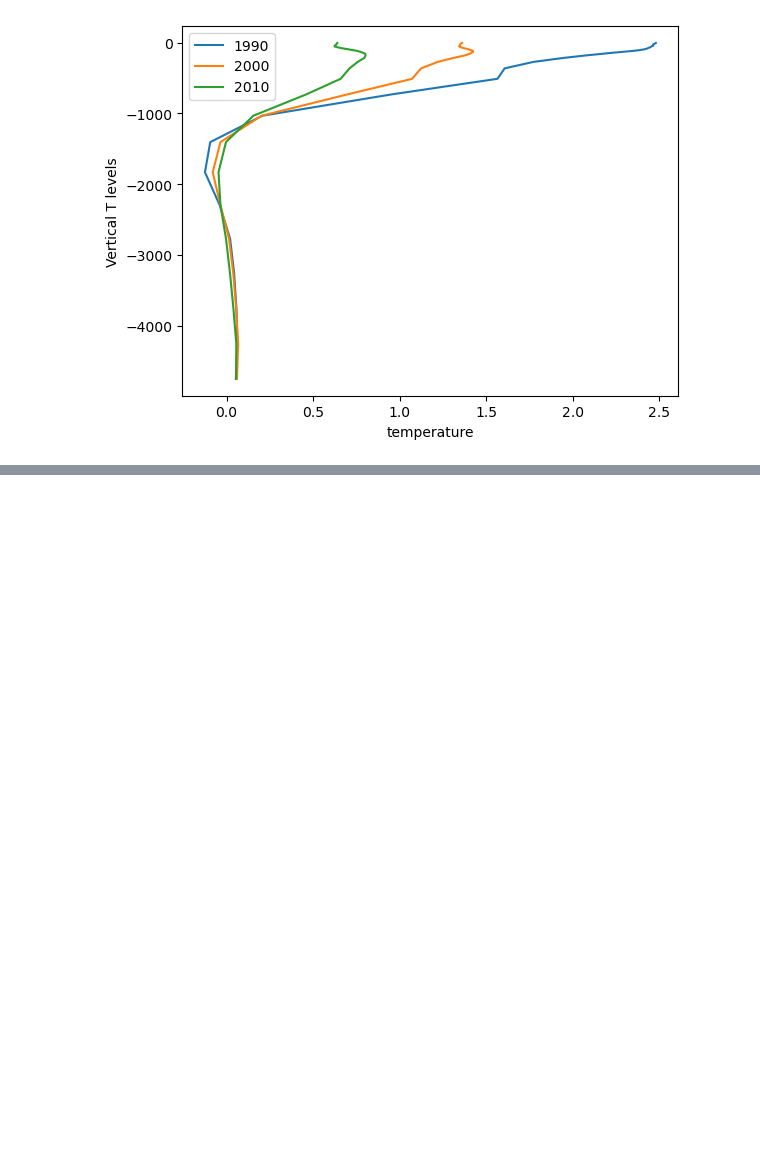
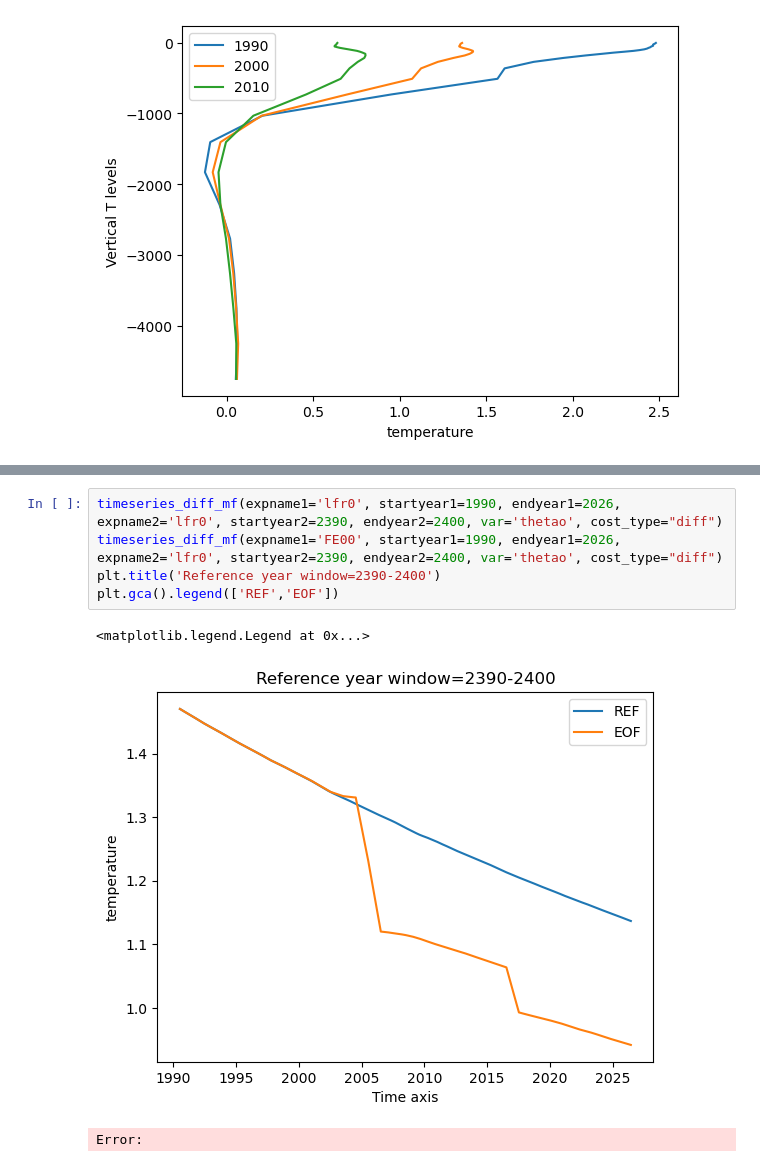
Before and after one commit to asozza/stece, a Jupyter notebook: osprey/notebooks/test_reader.ipynb, the cells around one changed output, grey strips where cells are left out. Cells and saved outputs as stored; diff of their text form; blank space fills up the shorter version.

```diff
--- a/osprey/notebooks/test_reader.ipynb
+++ b/osprey/notebooks/test_reader.ipynb
@@ -82,0 +98,9 @@ plt.gca().legend(['1990','2000','2010'])
+# %%
+timeseries_diff_mf(expname1='lfr0', startyear1=1990, endyear1=2026, expname2='lfr0', startyear2=2390, endyear2=2400, var='thetao', cost_type="diff")
+timeseries_diff_mf(expname1='FE00', startyear1=1990, endyear1=2026, expname2='lfr0', startyear2=2390, endyear2=2400, var='thetao', cost_type="diff")
+plt.title('Reference year window=2390-2400')
+plt.gca().legend(['REF','EOF'])
+# %% [output]
+<matplotlib.legend.Legend at 0x...>
+[figure, added]
+Error:
```
Also changed, not shown: parts of 9 cells of this notebook, 3 other files.
